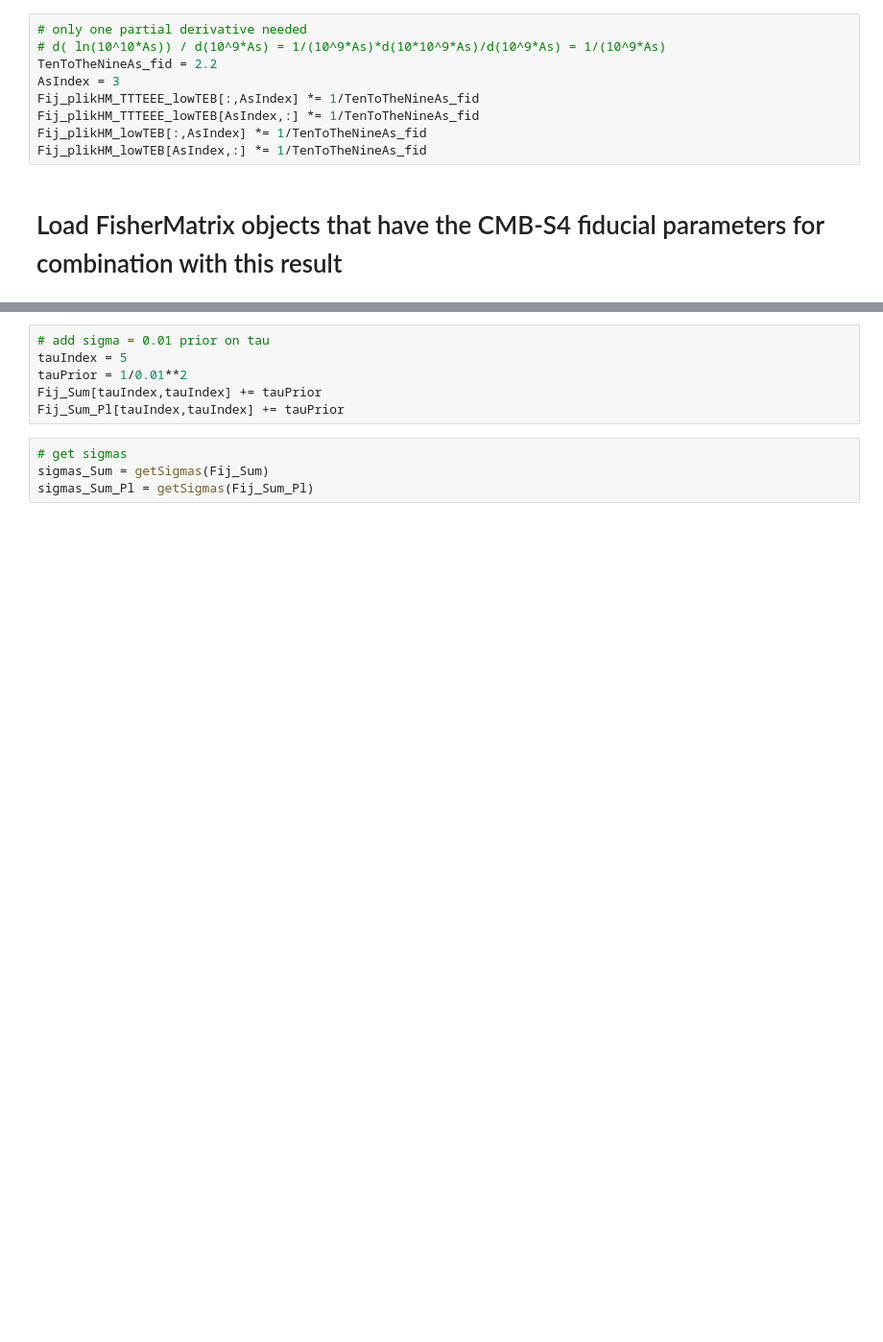
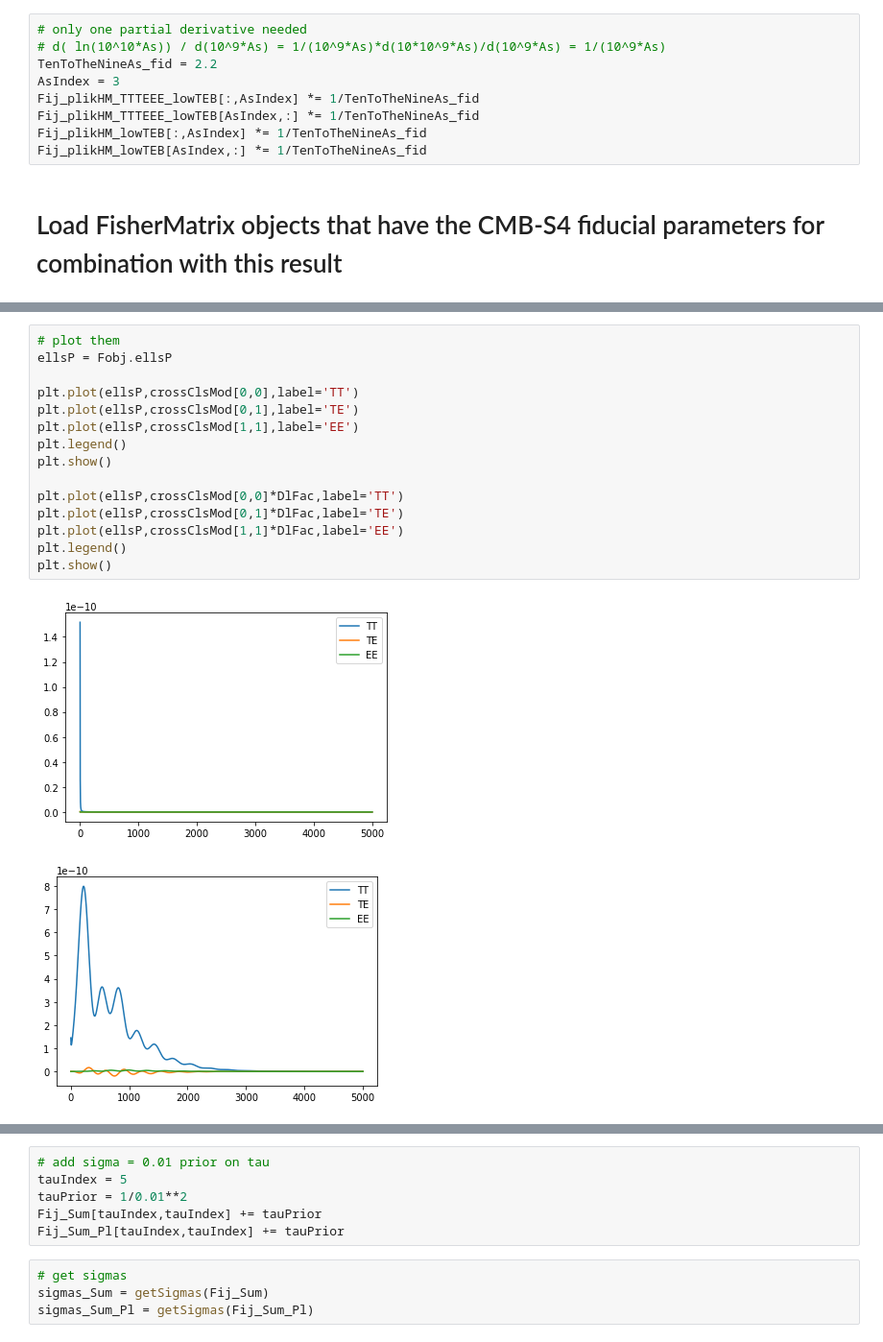
Before and after one commit to RIKnight/Fisher-Forecasting, a Jupyter notebook: Get Planck 2015 Parameter Fisher.ipynb, the cells around one changed output, grey strips where cells are left out. Shown at 96% size. Drawn from its saved outputs; the diff is of its cells as text; blank space fills up the shorter version.

```diff
--- a/Get Planck 2015 Parameter Fisher.ipynb
+++ b/Get Planck 2015 Parameter Fisher.ipynb
@@ -266,0 +297,18 @@ IMPORT ERROR: /opt/local/Library/Frameworks/Python.framework/Versions/2.7/lib/py
+# %%
+# plot them
+ellsP = Fobj.ellsP
+
+plt.plot(ellsP,crossClsMod[0,0],label='TT')
+plt.plot(ellsP,crossClsMod[0,1],label='TE')
+plt.plot(ellsP,crossClsMod[1,1],label='EE')
+plt.legend()
+plt.show()
+
+plt.plot(ellsP,crossClsMod[0,0]*DlFac,label='TT')
+plt.plot(ellsP,crossClsMod[0,1]*DlFac,label='TE')
+plt.plot(ellsP,crossClsMod[1,1]*DlFac,label='EE')
+plt.legend()
+plt.show()
+# %% [output]
+[figure, added]
+[figure, added]
```
Also changed, not shown: parts of 23 cells of this notebook, 6 other files.
